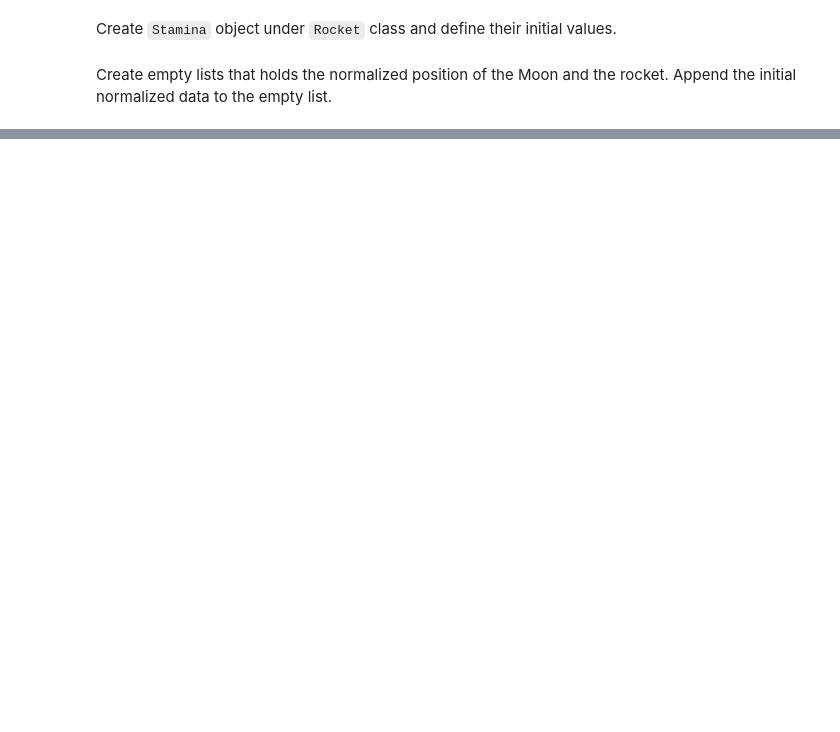
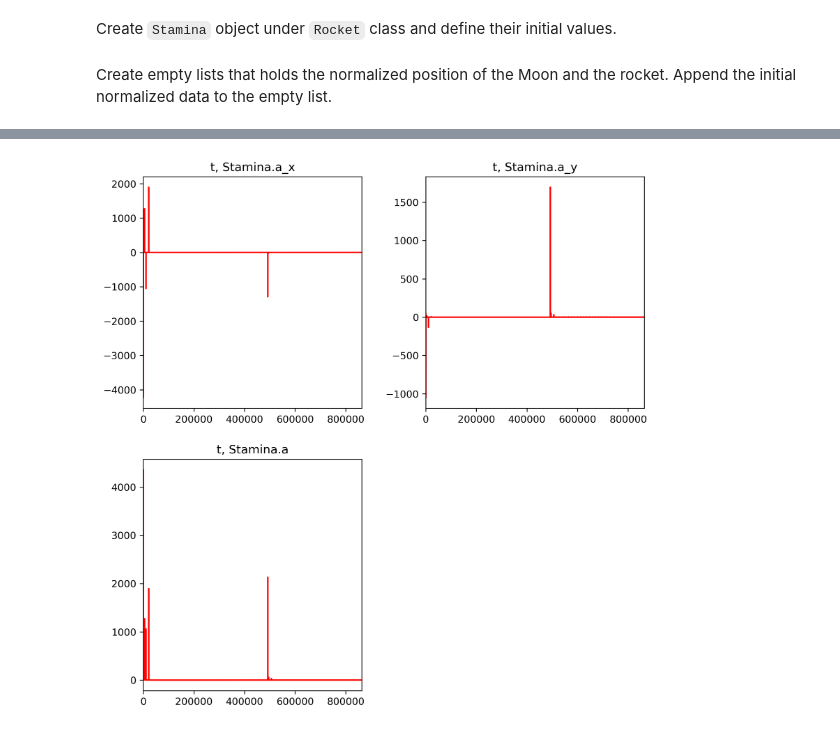
Before and after one commit to tengjuilin/orbit-simulation, a Jupyter notebook: Orbital Simulation.ipynb, the cells around one changed output, grey strips where cells are left out. Cells and saved outputs as stored; diff of their text form; code cells hidden in the pictures; blank space fills up the shorter version.

Commit message:
update acceleration for thrust 6

```diff
--- a/Orbital Simulation.ipynb
+++ b/Orbital Simulation.ipynb
@@ -702,0 +783,20 @@ open("blender_data_list.txt", "w").write('temp_Moon_x_list = ' + str(temp_Moon_x
+# %%
+def graph_Acceleration():
+    plt.figure(figsize=(8,8), dpi = 300)
+    plt.subplot(221)
+    plt.title('t, Stamina.a_x')
+    plt.plot(t, Stamina.a_x, "red")
+    graph_Common_Settings()
+    plt.subplot(222)
+    plt.title('t, Stamina.a_y')
+    plt.plot(t, Stamina.a_y, "red")
+    graph_Common_Settings()
+    plt.subplot(223)
+    plt.title('t, Stamina.a')
+    plt.plot(t, Stamina.a, "red")
+    graph_Common_Settings()
+    plt.tight_layout(w_pad=2.0, h_pad=2.0)
+    plt.show()
+graph_Acceleration()
+# %% [output]
+[figure, added]
```
Also changed, not shown: parts of 30 cells of this notebook.
